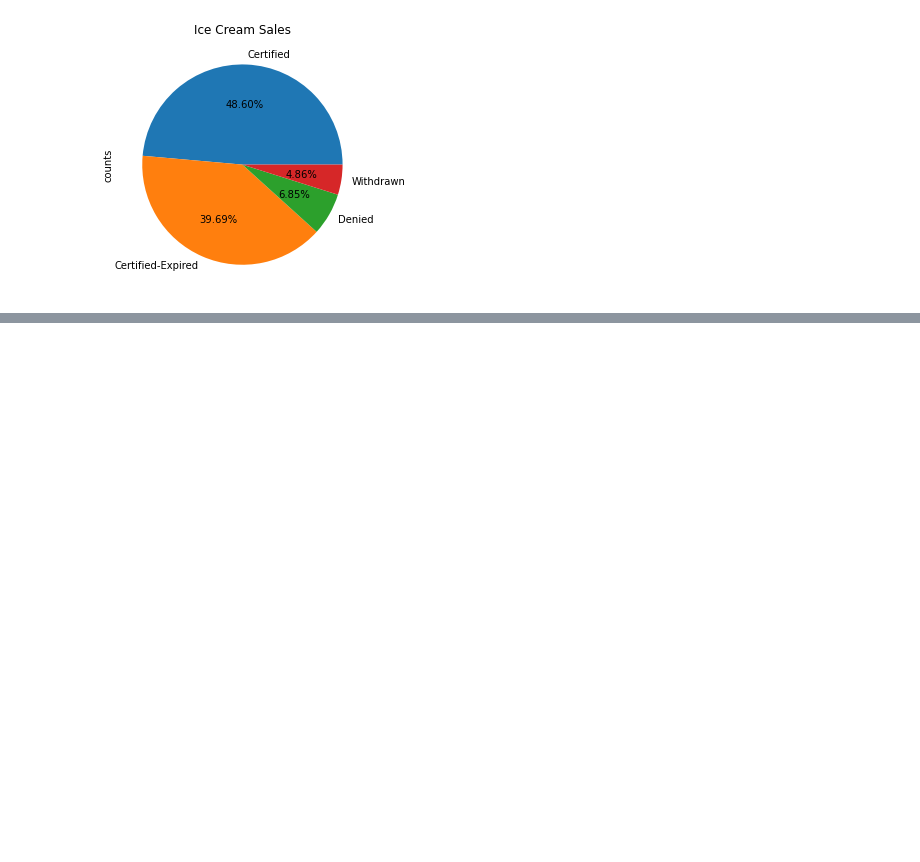
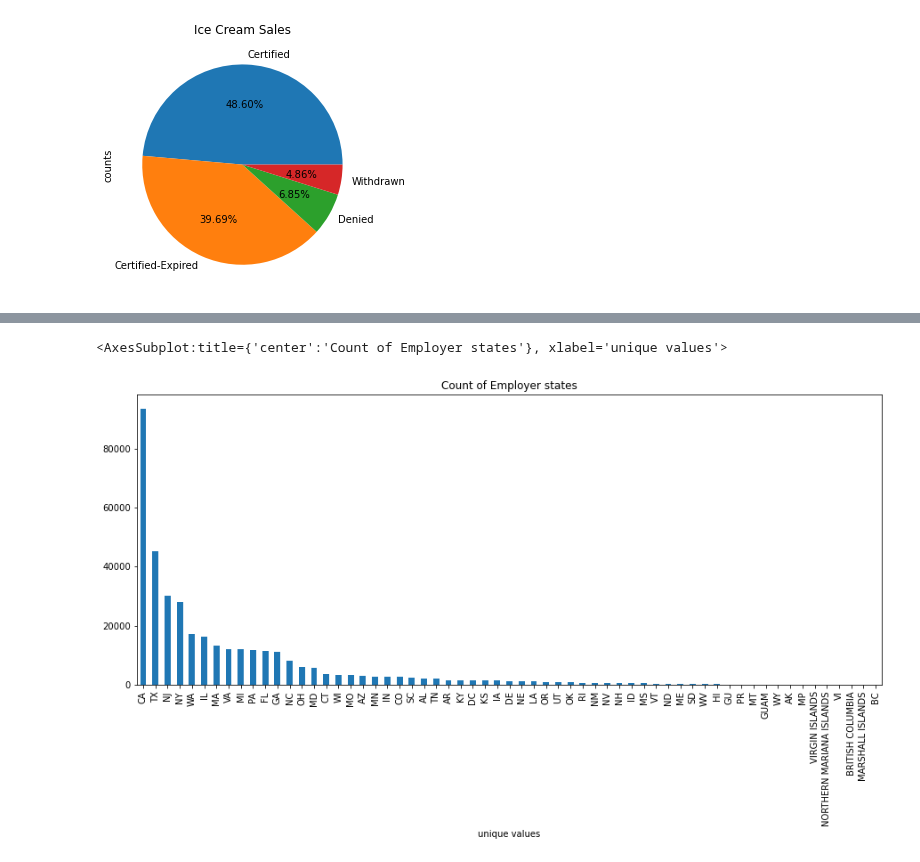
Before and after one commit to andy8001/python_visa, a Jupyter notebook: US Visa.ipynb, the cells around one changed output, grey strips where cells are left out. Saved outputs shown, nothing was run; the diff lists cells and outputs as text; code cells hidden in the pictures; blank space fills up the shorter version.

Commit message:
Finished the analysis of employer state

```diff
--- a/US Visa.ipynb
+++ b/US Visa.ipynb
@@ -179,0 +266,2 @@ plt.show()
+# %%
+states_abbreviations_df['State'] = states_abbreviations_df['State'].str.upper()
@@ -179,0 +271,5 @@ plt.show()
+# %%
+#create a dictionary from the lookup
+repl = states_abbreviations_df.set_index('State')['Abbreviation'].to_dict()
+# %%
+visas_df['employer_state'] = visas_df['employer_state'].replace(repl)
@@ -179,0 +323,4 @@ plt.show()
+# %%
+
+unique_values_df = visas_df['employer_state'].value_counts().rename_axis('unique values').reset_index(name='counts')
+unique_values_df
@@ -179,0 +341,5 @@ plt.show()
+# %%
+unique_values_df.sort_values(by='counts', ascending = False).plot(kind='bar', x='unique values', y='counts', legend=None, title='Count of Employer states', figsize=(15,6))
+# %% [output]
+<AxesSubplot:title={'center':'Count of Employer states'}, xlabel='unique values'>
+[figure, added]
```
Also changed, not shown: parts of 23 cells of this notebook.
